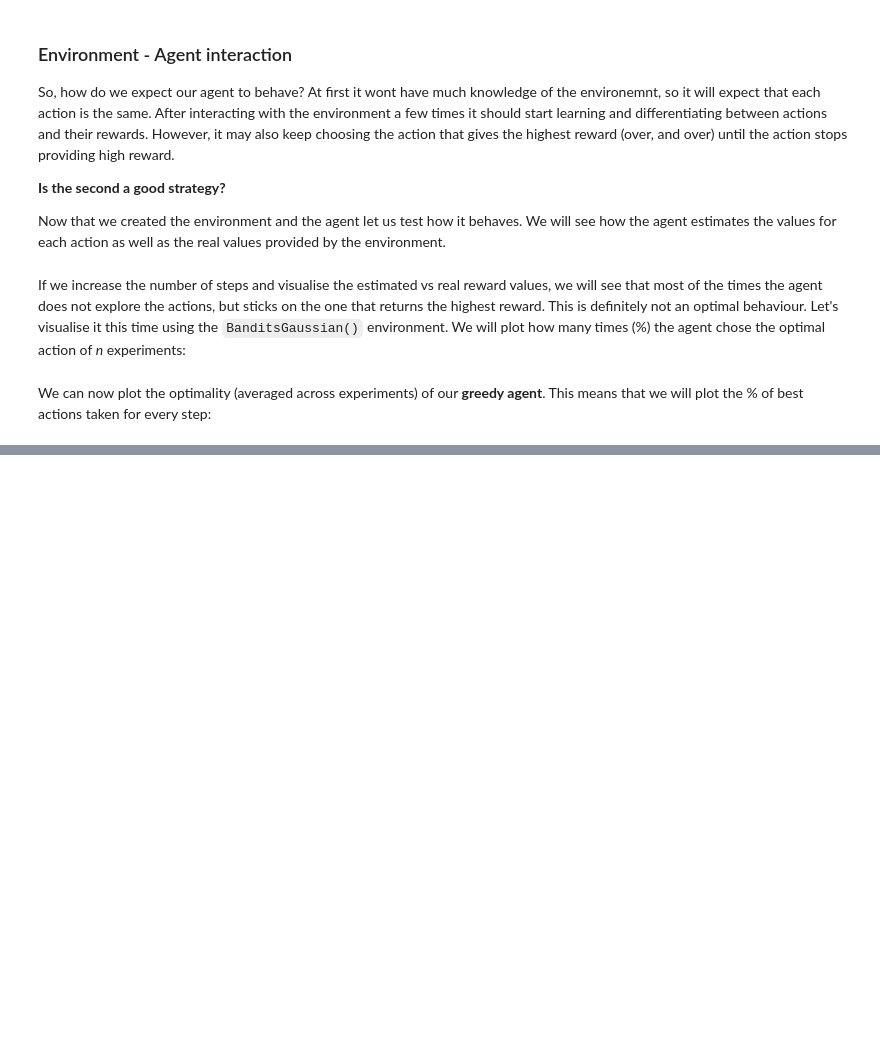
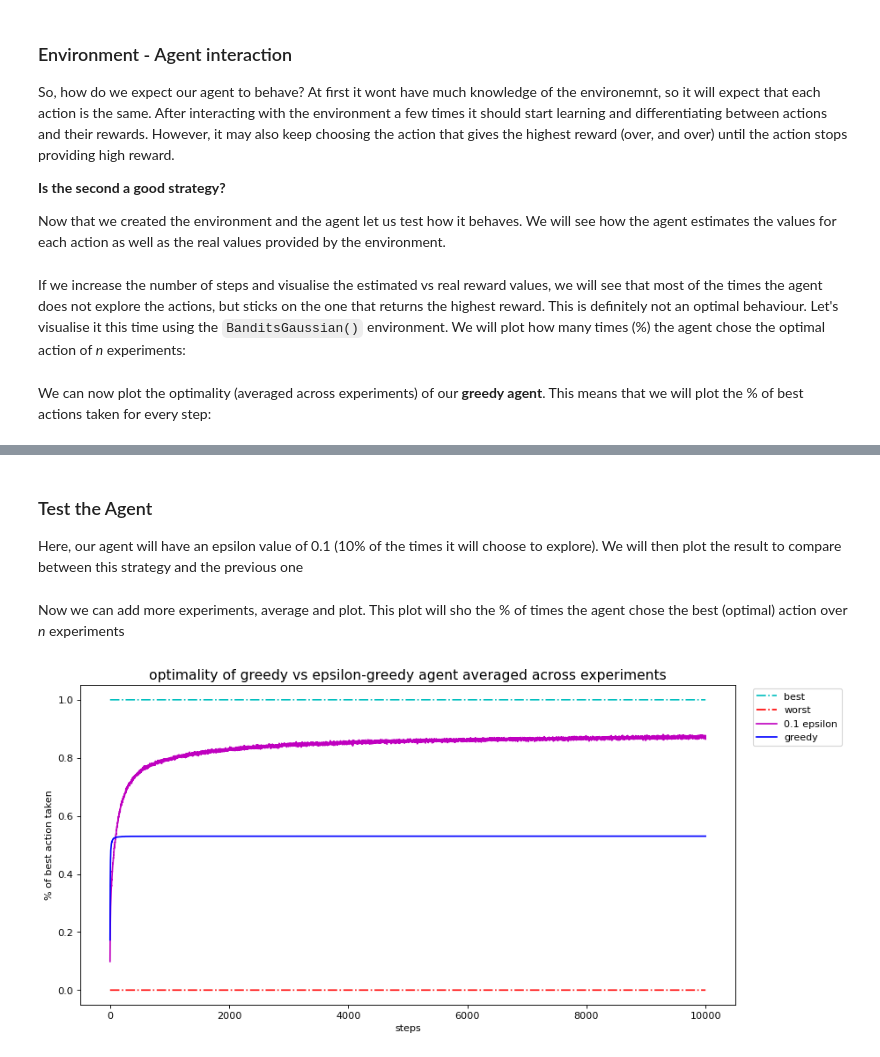
Before and after one commit to christinadelta/reinforcement_learning_intro, a Jupyter notebook: k_armed_bandits.ipynb, the cells around one changed output, grey strips where cells are left out. Cells and saved outputs as stored; diff of their text form; code cells hidden in the pictures; blank space fills up the shorter version.

```diff
--- a/k_armed_bandits.ipynb
+++ b/k_armed_bandits.ipynb
@@ -429,0 +451,4 @@ Our (greedy) Agent chooses the best action approximately 50% of the times. Thus
+# %% [markdown]
+### Test the Agent
+
+Here, our agent will have an epsilon value of 0.1 (10% of the times it will choose to explore). We will then plot the result to compare between this strategy and the previous one
@@ -429,0 +464,6 @@ Our (greedy) Agent chooses the best action approximately 50% of the times. Thus
+# %%
+# initiate environment
+env = BanditsEnv(m, sd, exp)
+
+# initiate the agent
+agent = EpsilonGreedyAgent(estimates, epsilon)
@@ -429,0 +481,2 @@ Our (greedy) Agent chooses the best action approximately 50% of the times. Thus
+# %% [markdown]
+Now we can add more experiments, average and plot. This plot will sho the % of times the agent chose the best (optimal) action over *n* experiments
@@ -429,0 +495,40 @@ Our (greedy) Agent chooses the best action approximately 50% of the times. Thus
+# %%
+# create the environment
+env = BanditsGaussian(exp, n_bandits)
+agent = EpsilonGreedyAgent(estimates, epsilon)
+
+# best actions?
+best_action = np.argmax(env.mean, axis=1)
+# %%
+# within a tqdm loop select actions to execute on the env
+for i in tqdm(range(n_steps)):
+    max_action = agent.new_action()
+    reward = env.step(max_action) # get reward
+
+    # update the estimates with the newly obdained rewards
+    agent.estimate_upd(reward, max_action)
+
+    # update score, average and best variables:
+    score[:,i+1] = score[:,i] + reward
+    avg_score = np.mean(score[:,i+1]/(i+1))
+    avg[i] = avg_score
+
+    # get best actions from the env
+    tmp = np.mean(max_action == best_action)
+    best[i] = tmp
+
+non_greedy_beh = best
+non_greedy_scores = avg
+# %%
+plt.figure(figsize=(12,6), dpi=80, facecolor='w', edgecolor='k')
+plt.plot([1 for i in range(n_steps)], linestyle='-.', color='c')
+plt.plot([0 for i in range(n_steps)], linestyle='-.', color='r')
+plt.plot(best, color='m')
+plt.plot(greedy_beh, color='b')
+plt.legend(['best', 'worst', '0.1 epsilon', 'greedy'], bbox_to_anchor=(1.17, 0.90), loc='right')
+plt.title('optimality of greedy vs epsilon-greedy agent averaged across experiments', fontsize=14)
+plt.ylabel('% of best action taken')
+plt.xlabel('steps')
+plt.show()
+# %% [output]
+[figure, added]
```
Also changed, not shown: parts of 22 cells of this notebook.
